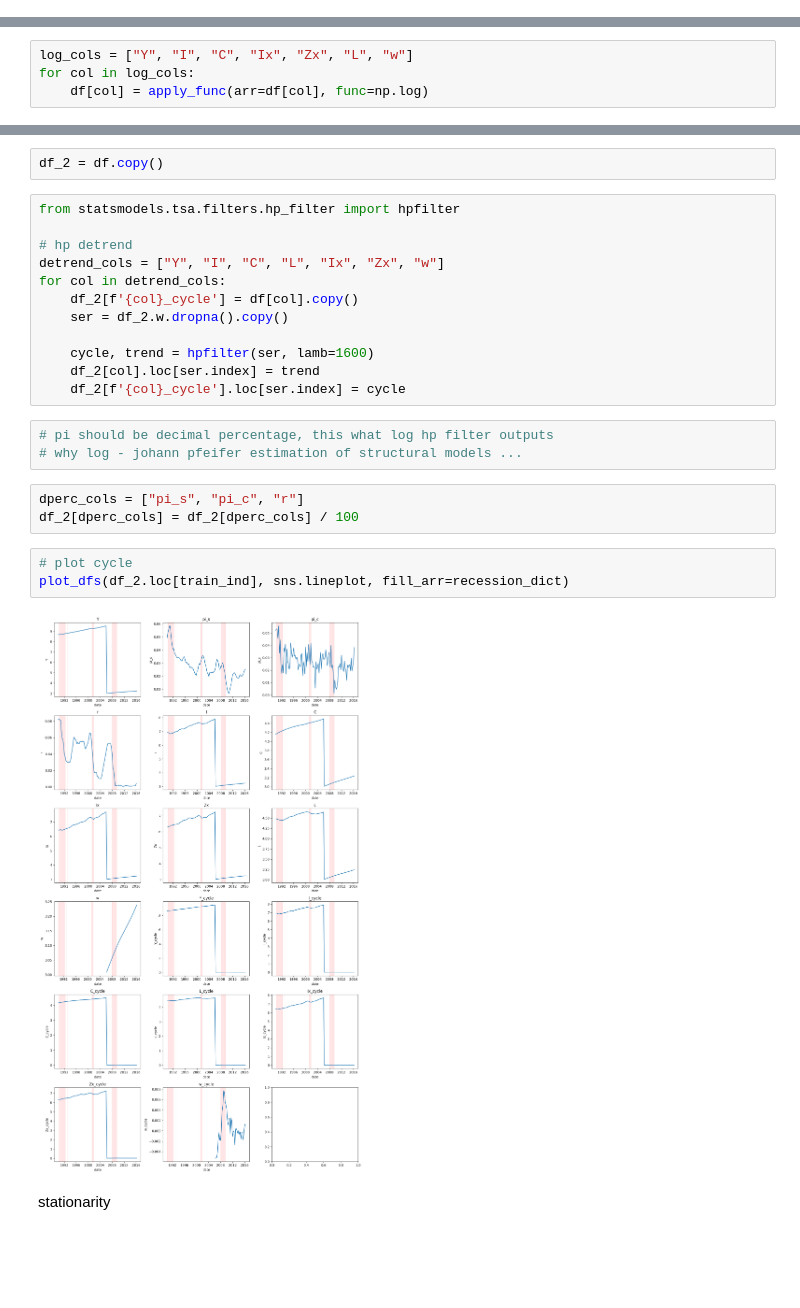
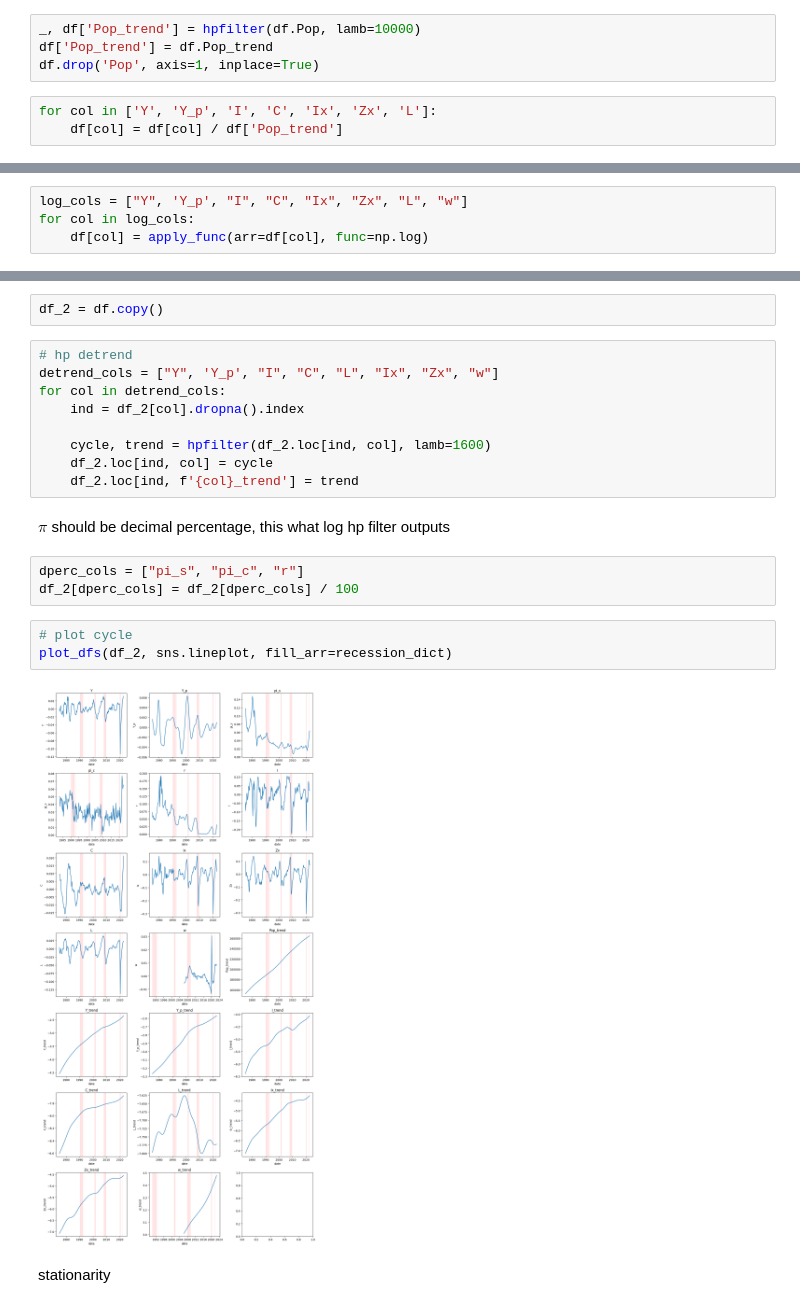
Before and after one commit to lukasgrahl/memoire1, a Jupyter notebook: notebooks/01-load_data.ipynb, the cells around one changed output, grey strips where cells are left out. Cells and saved outputs as stored; diff of their text form; blank space fills up the shorter version.

```diff
--- a/notebooks/01-load_data.ipynb
+++ b/notebooks/01-load_data.ipynb
@@ -46,0 +51,7 @@ sample ends: 2022-10-01
+# %%
+_, df['Pop_trend'] = hpfilter(df.Pop, lamb=10000)
+df['Pop_trend'] = df.Pop_trend
+df.drop('Pop', axis=1, inplace=True)
+# %%
+for col in ['Y', 'Y_p', 'I', 'C', 'Ix', 'Zx', 'L']:
+    df[col] = df[col] / df['Pop_trend']
@@ -48,7 +63,7 @@ sample ends: 2022-10-01
 #### log transform
 We are log transforming because the final model will be log-linearized, as such it is describing log deviations in steady state. For the data to match these, logs need to be taken. This excludes all variables that are in percentages already, namely $\bf \pi$ and $r$.
 # %%
-log_cols = ["Y", "I", "C", "Ix", "Zx", "L", "w"]
+log_cols = ["Y", 'Y_p', "I", "C", "Ix", "Zx", "L", "w"]
 for col in log_cols:
     df[col] = apply_func(arr=df[col], func=np.log)
 # %%
@@ -73,28 +88,24 @@ The HP filter seperates long-term trend (steady-state) GDP from cycle fluctuatio
 # %%
 df_2 = df.copy()
 # %%
-from statsmodels.tsa.filters.hp_filter import hpfilter
+# hp detrend
+detrend_cols = ["Y", 'Y_p', "I", "C", "L", "Ix", "Zx", "w"]
+for col in detrend_cols:
+    ind = df_2[col].dropna().index
 
-# hp detrend
-detrend_cols = ["Y", "I", "C", "L", "Ix", "Zx", "w"]
-for col in detrend_cols:
-    df_2[f'{col}_cycle'] = df[col].copy()
-    ser = df_2.w.dropna().copy()
-
-    cycle, trend = hpfilter(ser, lamb=1600)
-    df_2[col].loc[ser.index] = trend
-    df_2[f'{col}_cycle'].loc[ser.index] = cycle
+    cycle, trend = hpfilter(df_2.loc[ind, col], lamb=1600)
+    df_2.loc[ind, col] = cycle
+    df_2.loc[ind, f'{col}_trend'] = trend
-# %%
-# pi should be decimal percentage, this what log hp filter outputs
-# why log - johann pfeifer estimation of structural models ...
+# %% [markdown]
+$\pi$ should be decimal percentage, this what log hp filter outputs
 # %%
 dperc_cols = ["pi_s", "pi_c", "r"]
 df_2[dperc_cols] = df_2[dperc_cols] / 100
 # %%
 # plot cycle
-plot_dfs(df_2.loc[train_ind], sns.lineplot, fill_arr=recession_dict)
+plot_dfs(df_2, sns.lineplot, fill_arr=recession_dict)
 # %% [output]
-[figure, old version]
+[figure, new version]
 # %% [markdown]
 stationarity
 # %%
```
Also changed, not shown: parts of 10 cells of this notebook, 6 other files.
